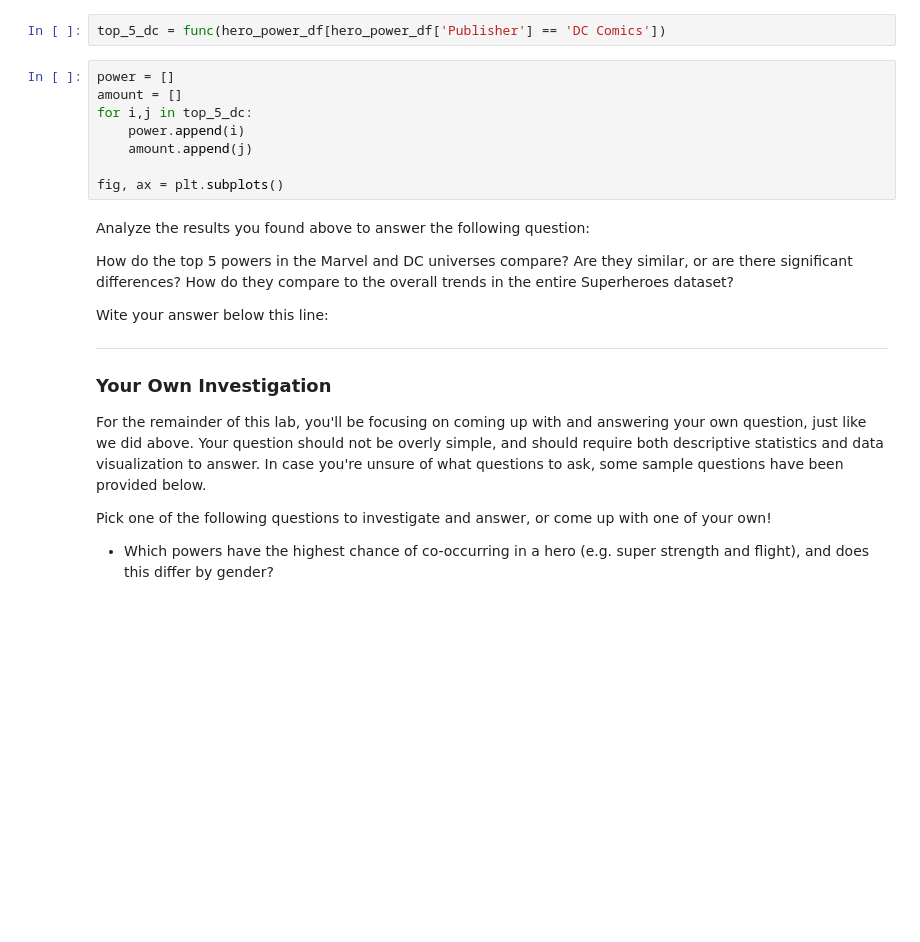
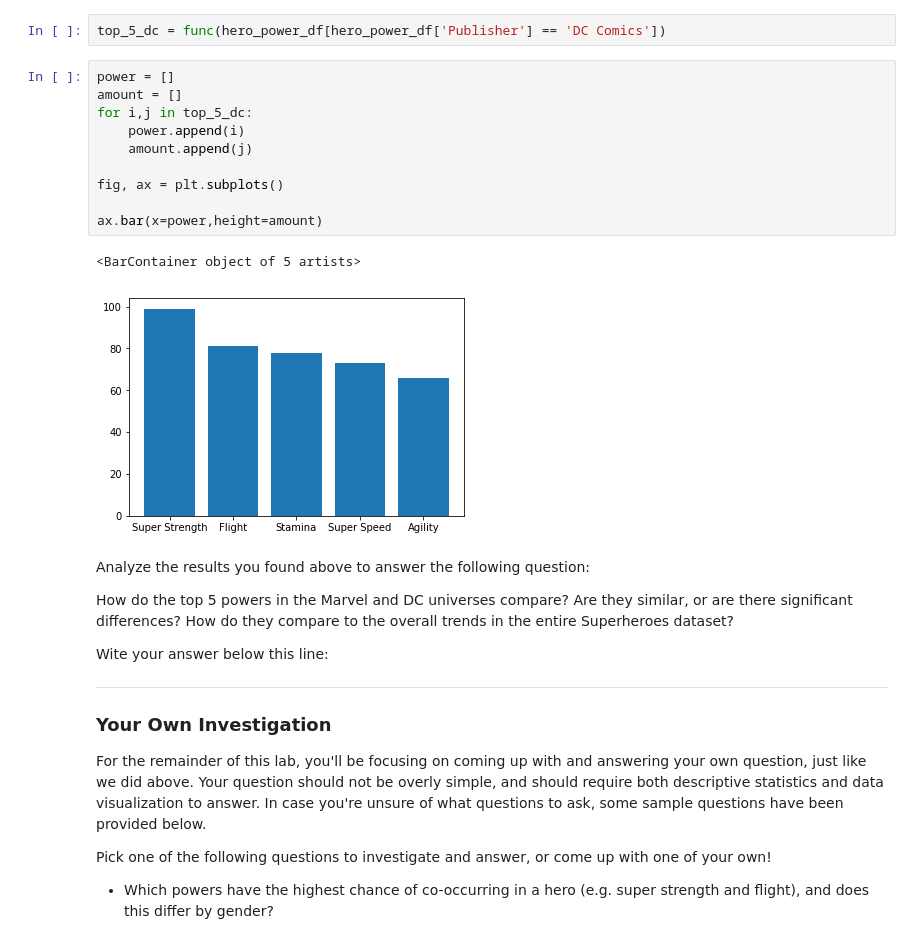
Before and after one commit to jmt0221/dsc-data-cleaning-project-nyc-ds-082619, a Jupyter notebook: index.ipynb, the cells around one changed output. Saved outputs shown, nothing was run; the diff lists cells and outputs as text; blank space fills up the shorter version.

```diff
--- a/index.ipynb
+++ b/index.ipynb
@@ -265,11 +265,16 @@ top_5_dc = func(hero_power_df[hero_power_df['Publisher'] == 'DC Comics'])
 # %%
 power = []
 amount = []
 for i,j in top_5_dc:
     power.append(i)
     amount.append(j)
 
 fig, ax = plt.subplots()
+
+ax.bar(x=power,height=amount)
+# %% [output]
+<BarContainer object of 5 artists>
+[figure, added]
 # %% [markdown]
 Analyze the results you found above to answer the following question:
 
```
